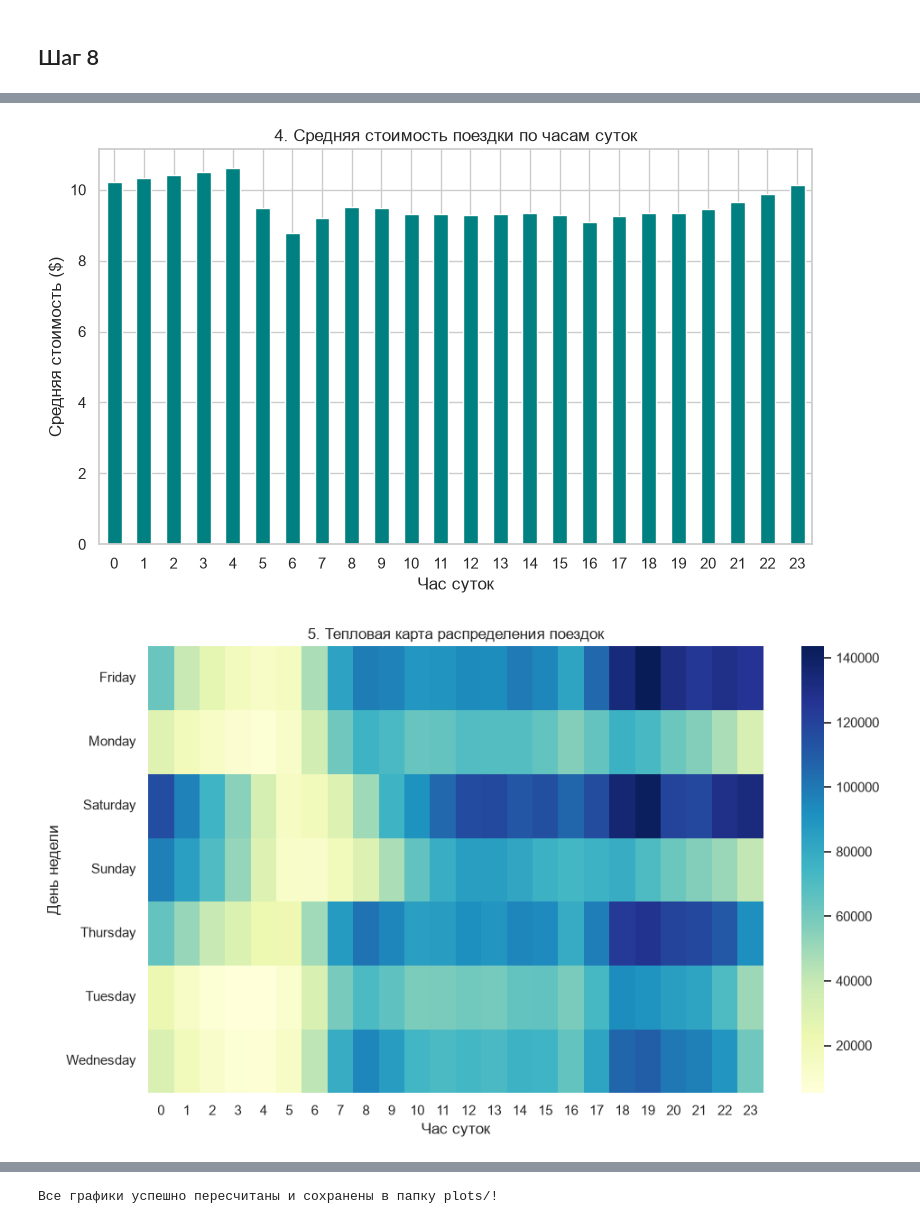
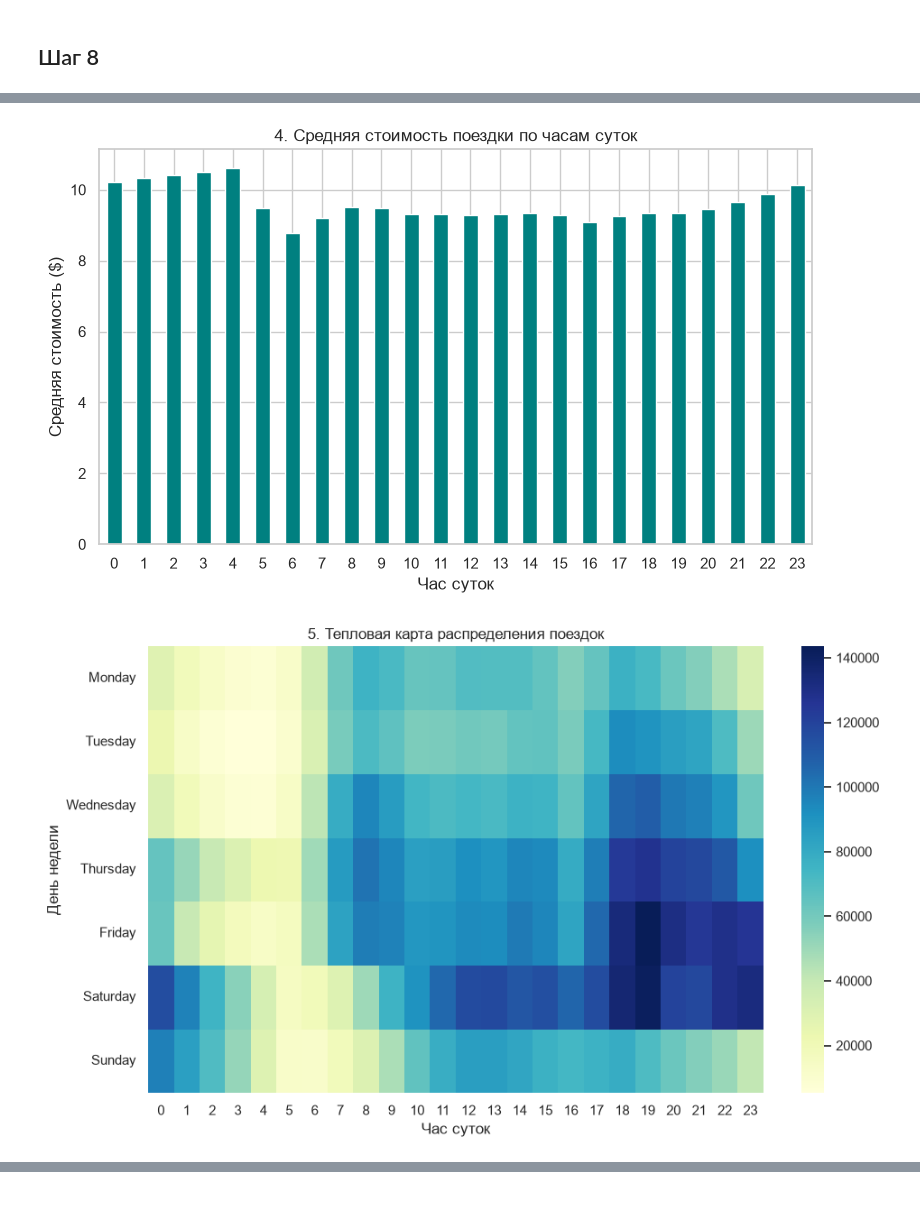
Before and after one commit to banana550/nyc_taxi, a Jupyter notebook: notebooks/03_eda.ipynb, the cells around one changed output, grey strips where cells are left out. Saved outputs shown, nothing was run; the diff lists cells and outputs as text; code cells hidden in the pictures.

```diff
--- a/notebooks/03_eda.ipynb
+++ b/notebooks/03_eda.ipynb
@@ -307,7 +307,14 @@ if time_col:
 
 # 1. Гистограмма цели (fare_amount)
 plt.figure(figsize=(8, 5))
-sns.histplot(df['fare_amount'].clip(0, 100), bins=50, kde=True, color='royalblue')
+sns.histplot(
+    df['fare_amount'].clip(0, 25),
+    binwidth=0.5,
+    binrange=(0, 25),
+    kde=True,
+    kde_kws={'bw_adjust': 2},
+    color='royalblue',
+)
 plt.title('1. Гистограмма стоимости поездки (fare_amount)')
 plt.xlabel('Стоимость поездки ($)')
 plt.ylabel('Количество поездок')
@@ -361,8 +368,13 @@ plt.show()
 # 5. Тепловая карта (Час суток vs День недели)
 plt.figure(figsize=(10, 6))
 if 'weekday' in df.columns and 'hour' in df.columns:
-    pivot_table = df.pivot_table(index='weekday', columns='hour', values='fare_amount', aggfunc='count')
+    days_order = ['Monday', 'Tuesday', 'Wednesday', 'Thursday', 'Friday', 'Saturday', 'Sunday']
+    pivot_table = (
+        df.pivot_table(index='weekday', columns='hour', values='fare_amount', aggfunc='count', observed=False)
+        .reindex(days_order)
+    )
     sns.heatmap(pivot_table, cmap='YlGnBu', cbar=True)
+
 plt.title('5. Тепловая карта распределения поездок')
 plt.xlabel('Час суток')
 plt.ylabel('День недели')
@@ -391,6 +403,5 @@ plt.show()
 [figure]
 [figure]
 [figure]
-[figure, old version]
+[figure, new version]
 [figure]
-Все графики успешно пересчитаны и сохранены в папку plots/!
```
Also changed, not shown: parts of 1 cell of this notebook.
